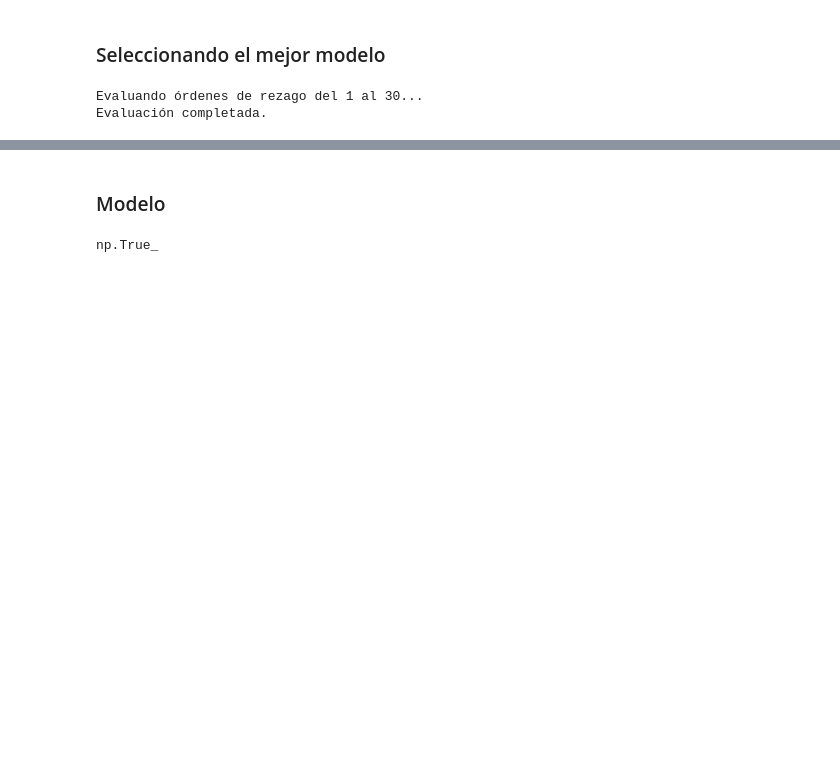
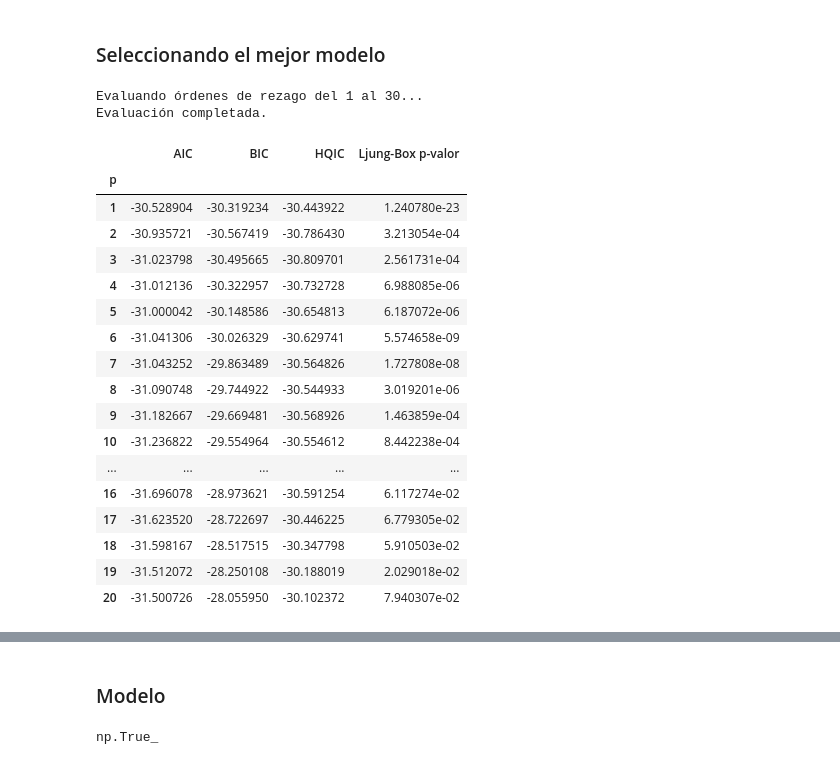
Before and after one commit to ensta630team/HW2, a Jupyter notebook: presentation/notebooks/hw_2/problema_1.ipynb, the cells around one changed output, grey strips where cells are left out. Saved outputs shown, nothing was run; the diff lists cells and outputs as text; code cells hidden in the pictures; blank space fills up the shorter version.

```diff
--- a/presentation/notebooks/hw_2/problema_1.ipynb
+++ b/presentation/notebooks/hw_2/problema_1.ipynb
@@ -51,10 +51,32 @@ from source.fit.model_selection import hannan_rissanen
 # %%
 metrics = hannan_rissanen(X,
                         max_rezagos=30,
                         verbose=False)
+metrics = hannan_rissanen_con_ljungbox(X,
+                        max_rezagos=20,
+                        verbose=False)
+metrics
 # %% [output]
 Evaluando órdenes de rezago del 1 al 30...
 Evaluación completada.
+|  | AIC | BIC | HQIC | Ljung-Box p-valor |
+| p |  |  |  |  |
+| 1 | -30.528904 | -30.319234 | -30.443922 | 1.240780e-23 |
+| 2 | -30.935721 | -30.567419 | -30.786430 | 3.213054e-04 |
+| 3 | -31.023798 | -30.495665 | -30.809701 | 2.561731e-04 |
+| 4 | -31.012136 | -30.322957 | -30.732728 | 6.988085e-06 |
+| 5 | -31.000042 | -30.148586 | -30.654813 | 6.187072e-06 |
+| 6 | -31.041306 | -30.026329 | -30.629741 | 5.574658e-09 |
+| 7 | -31.043252 | -29.863489 | -30.564826 | 1.727808e-08 |
+| 8 | -31.090748 | -29.744922 | -30.544933 | 3.019201e-06 |
+| 9 | -31.182667 | -29.669481 | -30.568926 | 1.463859e-04 |
+| 10 | -31.236822 | -29.554964 | -30.554612 | 8.442238e-04 |
+| ... | ... | ... | ... | ... |
+| 16 | -31.696078 | -28.973621 | -30.591254 | 6.117274e-02 |
+| 17 | -31.623520 | -28.722697 | -30.446225 | 6.779305e-02 |
+| 18 | -31.598167 | -28.517515 | -30.347798 | 5.910503e-02 |
+| 19 | -31.512072 | -28.250108 | -30.188019 | 2.029018e-02 |
+| 20 | -31.500726 | -28.055950 | -30.102372 | 7.940307e-02 |
 # %%
 fig, ax = plt.subplots(figsize=(9, 4))
 fig, ax  = plots.graficar_criterios_var(metrics, fig=fig, ax=ax)
```
Also changed, not shown: parts of 13 cells of this notebook, 11 other files.
